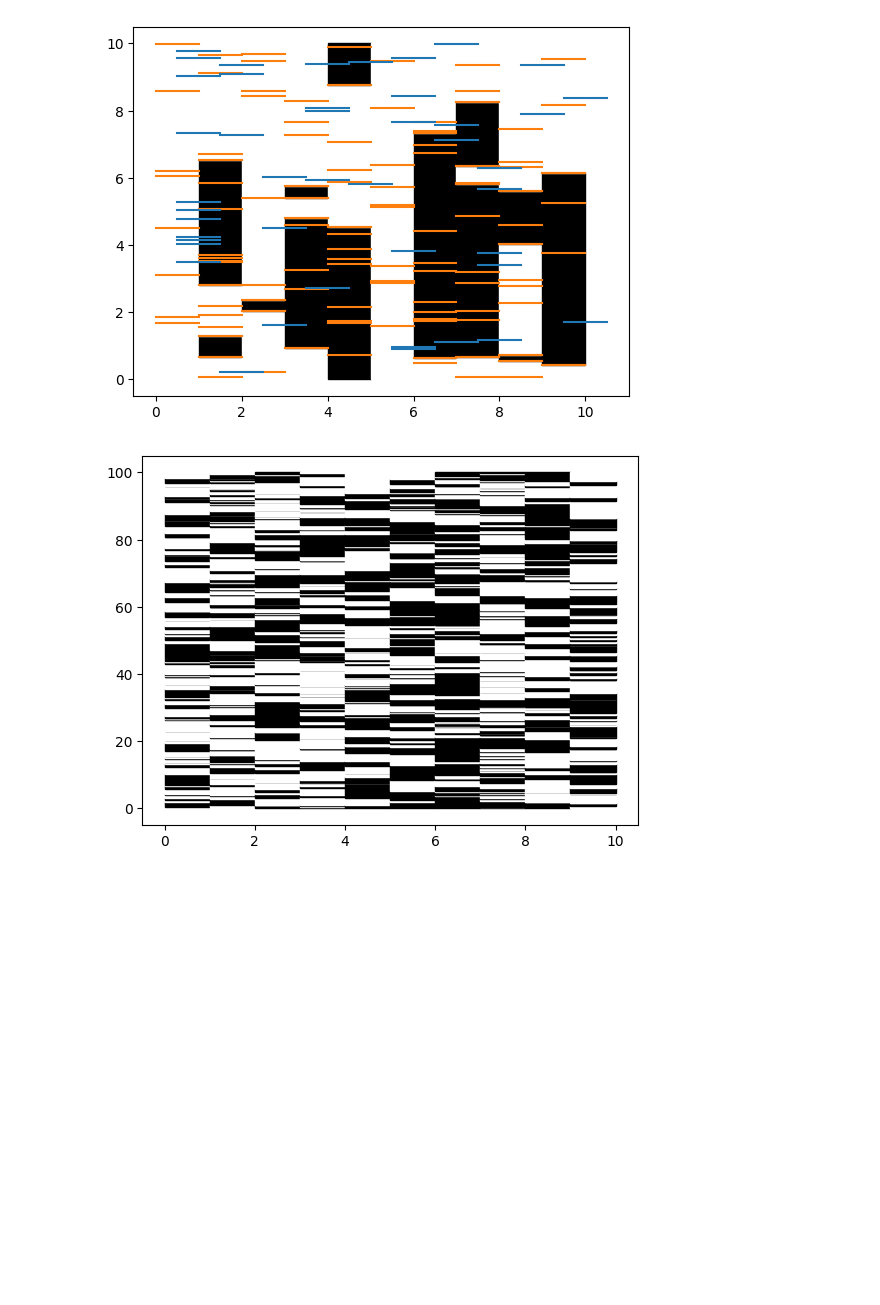
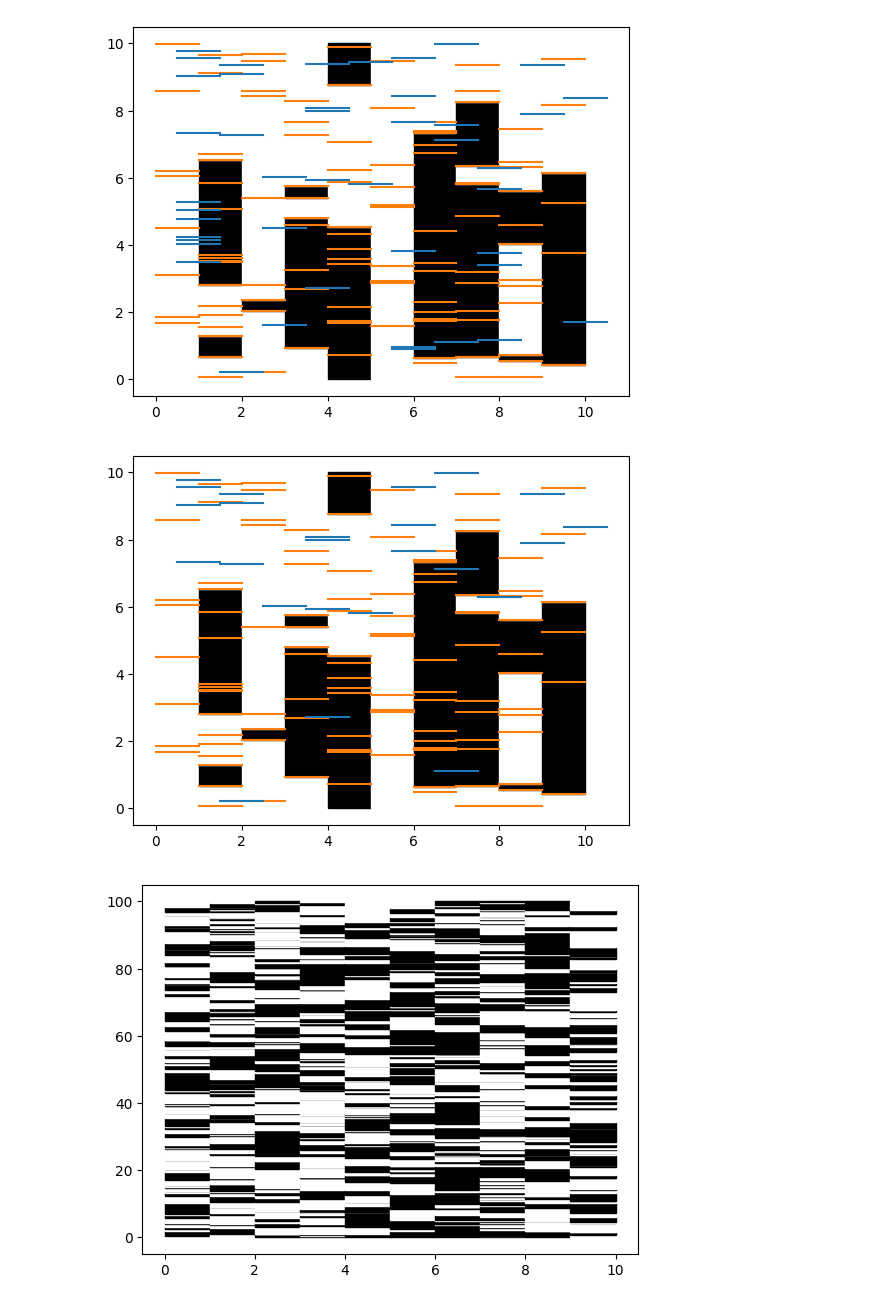
Before and after one commit to yamashun99/ctqmc, a Jupyter notebook: main.ipynb, the cells around one changed output. Drawn from its saved outputs; the diff is of its cells as text; code cells hidden in the pictures; blank space fills up the shorter version.

Commit message:
add plot

```diff
--- a/main.ipynb
+++ b/main.ipynb
@@ -81,11 +81,13 @@ fig
 # %% [output]
 [figure]
 # %%
-bondtaux.remove_bond()
+bondtaux.remove_bond(cuttaux)
 fig2, ax2 = plt.subplots()
 ax2.spinplot(cuttaux)
 ax2.cutplot(cuttaux)
 ax2.bondplot(bondtaux)
+# %% [output]
+[figure, added]
 # %%
 beta = 100
 p = {'beta': beta, 'J': 1.0, 'Hx': 2.0,
```
